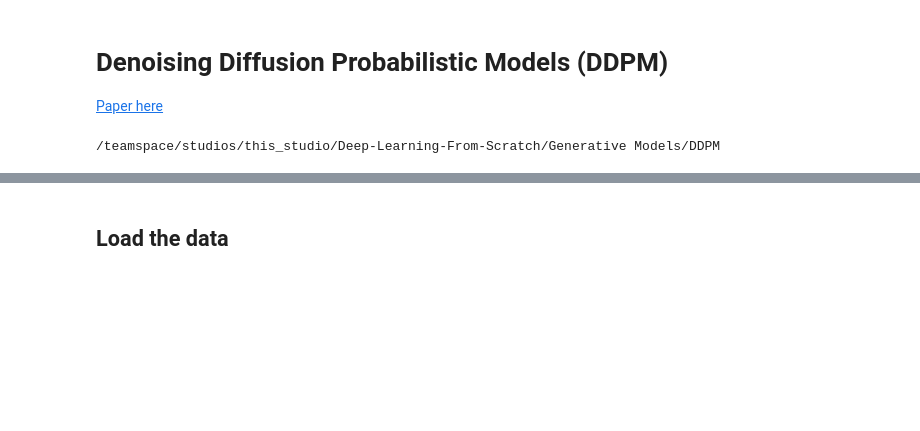
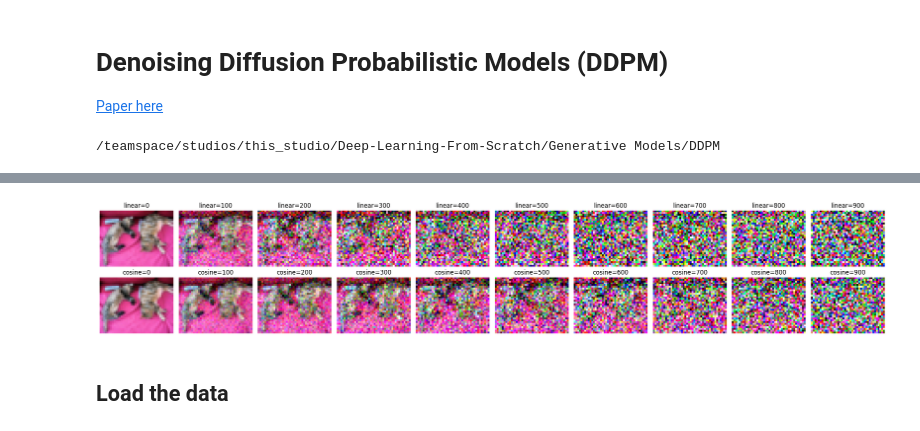
Before and after one commit to lakshyaag/Deep-Learning-From-Scratch, a Jupyter notebook: Generative Models/DDPM/code.ipynb, the cells around one changed output, grey strips where cells are left out. Saved outputs shown, nothing was run; the diff lists cells and outputs as text; code cells hidden in the pictures; blank space fills up the shorter version.

Commit message:
ddpm: add cosine schedule

```diff
--- a/Generative Models/DDPM/code.ipynb
+++ b/Generative Models/DDPM/code.ipynb
@@ -29,3 +29,40 @@ import einops
 from einops.layers.torch import Rearrange, Reduce
 
 device = torch.device("cuda" if torch.cuda.is_available() else "cpu")
+# %%
+# Show difference between linear and cosine noise schedules for DDPM
+import requests
+from ddpm import DDPMPipeline
+from utils import get_transforms, reverse_transform
+
+cosine_ddpm = DDPMPipeline(noise_schedule="cosine")
+linear_ddpm = DDPMPipeline(noise_schedule="linear")
+
+sample_image = Image.open(
+    requests.get(
+        "http://images.cocodataset.org/val2017/000000039769.jpg", stream=True
+    ).raw
+)
+
+
+img_tensor = get_transforms(32)(sample_image)
+fig, axes = plt.subplots(2, 10, figsize=(22, 4))
+timesteps = range(0, 1000, 100)
+
+for ax, t in zip(axes[0], timesteps):
+    ax.imshow(
+        reverse_transform(linear_ddpm(img_tensor.unsqueeze(0).to(device), t)[0][0])
+    )
+    ax.axis("off")
+    ax.set_title(f"linear={t}")
+
+for ax, t in zip(axes[1], timesteps):
+    ax.imshow(
+        reverse_transform(cosine_ddpm(img_tensor.unsqueeze(0).to(device), t)[0][0])
+    )
+    ax.axis("off")
+    ax.set_title(f"cosine={t}")
+
+plt.tight_layout()
+plt.show()
+# %% [output]
@@ -32,3 +70,4 @@ device = torch.device("cuda" if torch.cuda.is_available() else "cpu")
+[figure, added]
 # %%
 BATCH_SIZE = 128
 LEARNING_RATE = 2e-5
```
Also changed, not shown: parts of 1 cell of this notebook, 5 other files.
